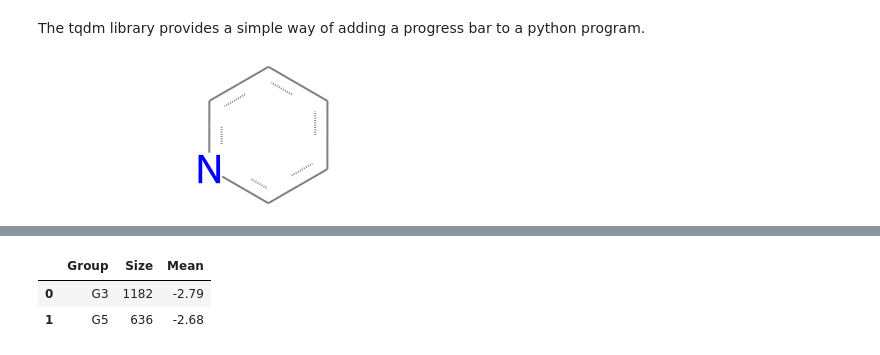
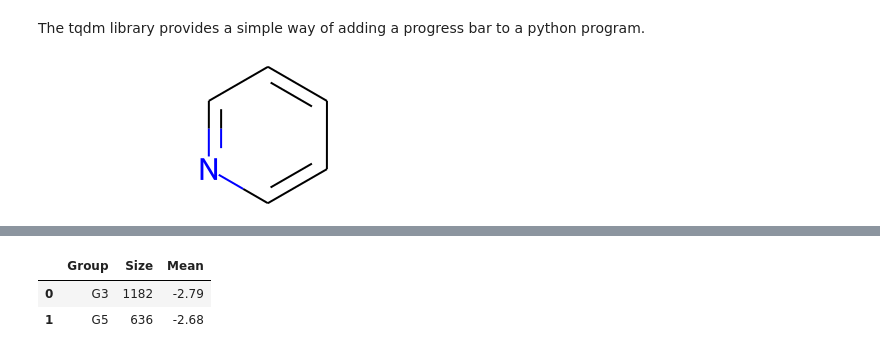
Before and after one commit to buchijw/Long_ML_Course, a Jupyter notebook: 1_RDKIT_tutorial.ipynb, the cells around one changed output, grey strips where cells are left out. Saved outputs shown, nothing was run; the diff lists cells and outputs as text; code cells hidden in the pictures.

```diff
--- a/1_RDKIT_tutorial.ipynb
+++ b/1_RDKIT_tutorial.ipynb
@@ -374,10 +377,10 @@ The tqdm library provides a simple way of adding a progress bar to a python prog
 tqdm.pandas()
 df['Mol'] = df.SMILES.progress_apply(Chem.MolFromSmiles)
 # %%
-query = Chem.MolFromSmarts("c1ccccn1")
+query = Chem.MolFromSmiles("c1ccccn1")
 query
 # %% [output]
-[figure, old version]
+[figure, new version]
 # %%
 df['pyridine'] = [x.HasSubstructMatch(query) for x in tqdm(df.Mol)]
 # %%
```
Also changed, not shown: parts of 11 cells of this notebook.
